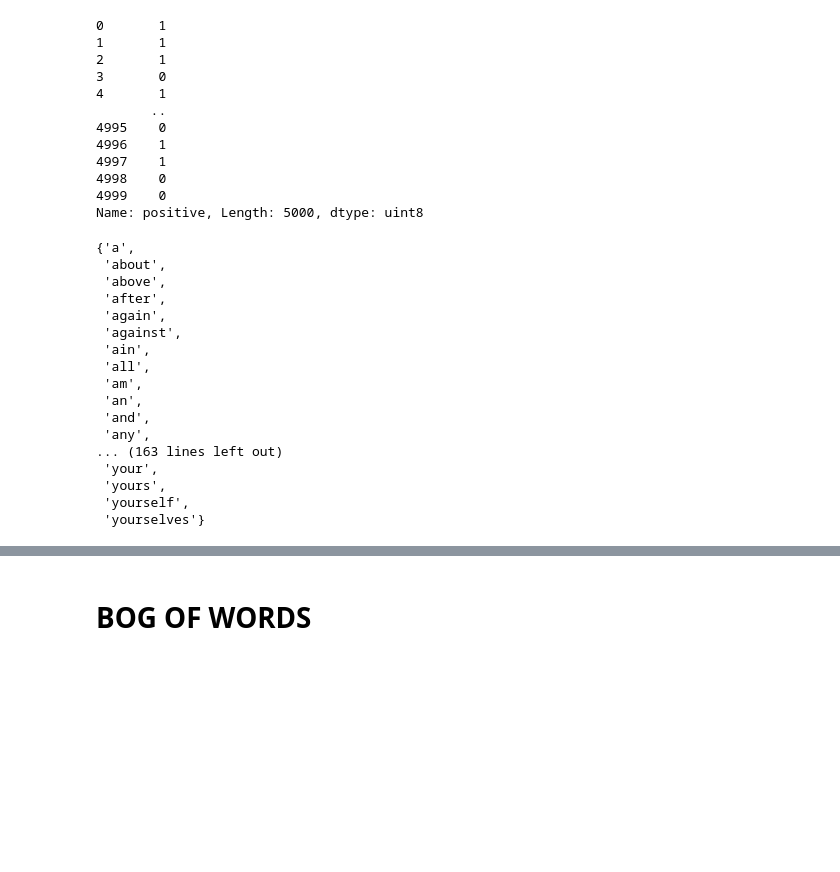
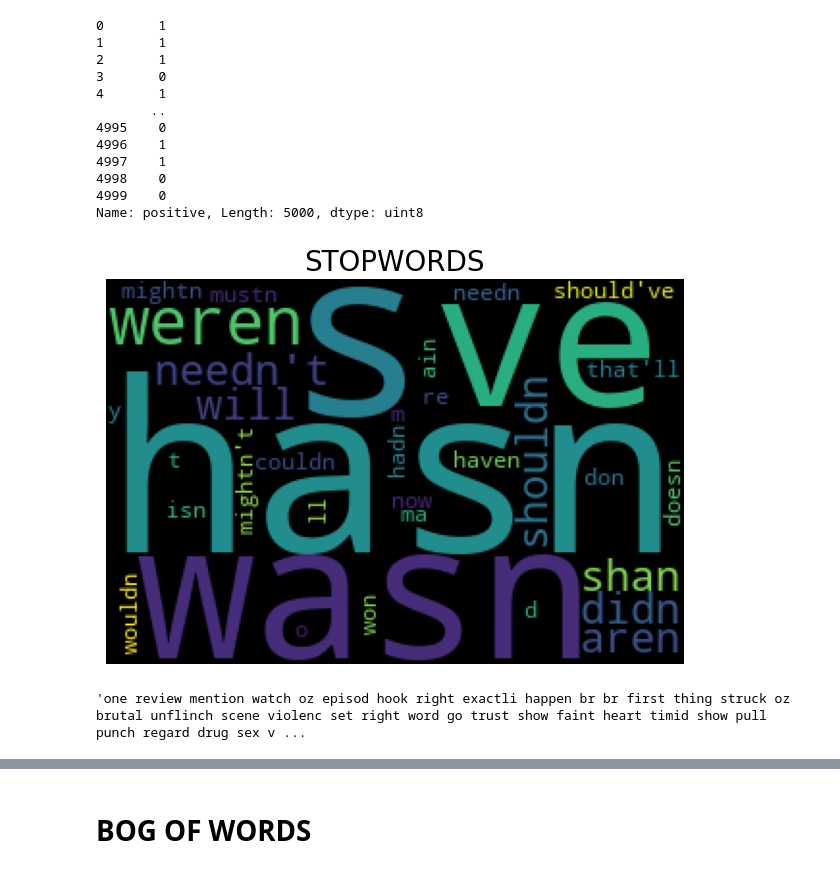
Before and after one commit to Abeshith/IMDBDataset-SentimentAnalysis, a Jupyter notebook: SentimentAnalysis Word2Vec.ipynb, the cells around one changed output, grey strips where cells are left out. Drawn from its saved outputs; the diff is of its cells as text; code cells hidden in the pictures; blank space fills up the shorter version.

```diff
--- a/SentimentAnalysis Word2Vec.ipynb
+++ b/SentimentAnalysis Word2Vec.ipynb
@@ -92,25 +88,15 @@ stemer = PorterStemmer()
 lemmatizer = WordNetLemmatizer()
 stopwords = set(stopwords.words('english'))
 # %%
-stopwords
+from wordcloud import WordCloud
+plt.figure(figsize=(10,5))
+wordcloud=WordCloud(width=300,height=200, contour_color='black').generate(' '.join(stopwords))
+plt.imshow(wordcloud)
+plt.axis('off')
+plt.title('STOPWORDS',fontsize=20,loc='center')
+plt.show()
 # %% [output]
-{'a',
- 'about',
- 'above',
- 'after',
- 'again',
- 'against',
- 'ain',
- 'all',
- 'am',
- 'an',
- 'and',
- 'any',
-... (163 lines left out)
- 'your',
- 'yours',
- 'yourself',
- 'yourselves'}
+[figure, added]
 # %%
 corpus =[]
 for i in range(0,len(X)):
@@ -121,4 +107,8 @@ for i in range(0,len(X)):
     review = [stemer.stem(word) for word in review if not word in stopwords]
     review = ' '.join(review)
     corpus.append(review)
+# %%
+corpus[0]  #stemmed
+# %% [output]
+'one review mention watch oz episod hook right exactli happen br br first thing struck oz brutal unflinch scene violenc set right word go trust show faint heart timid show pull punch regard drug sex v ...
 # %%
```
Also changed, not shown: parts of 34 cells of this notebook.
